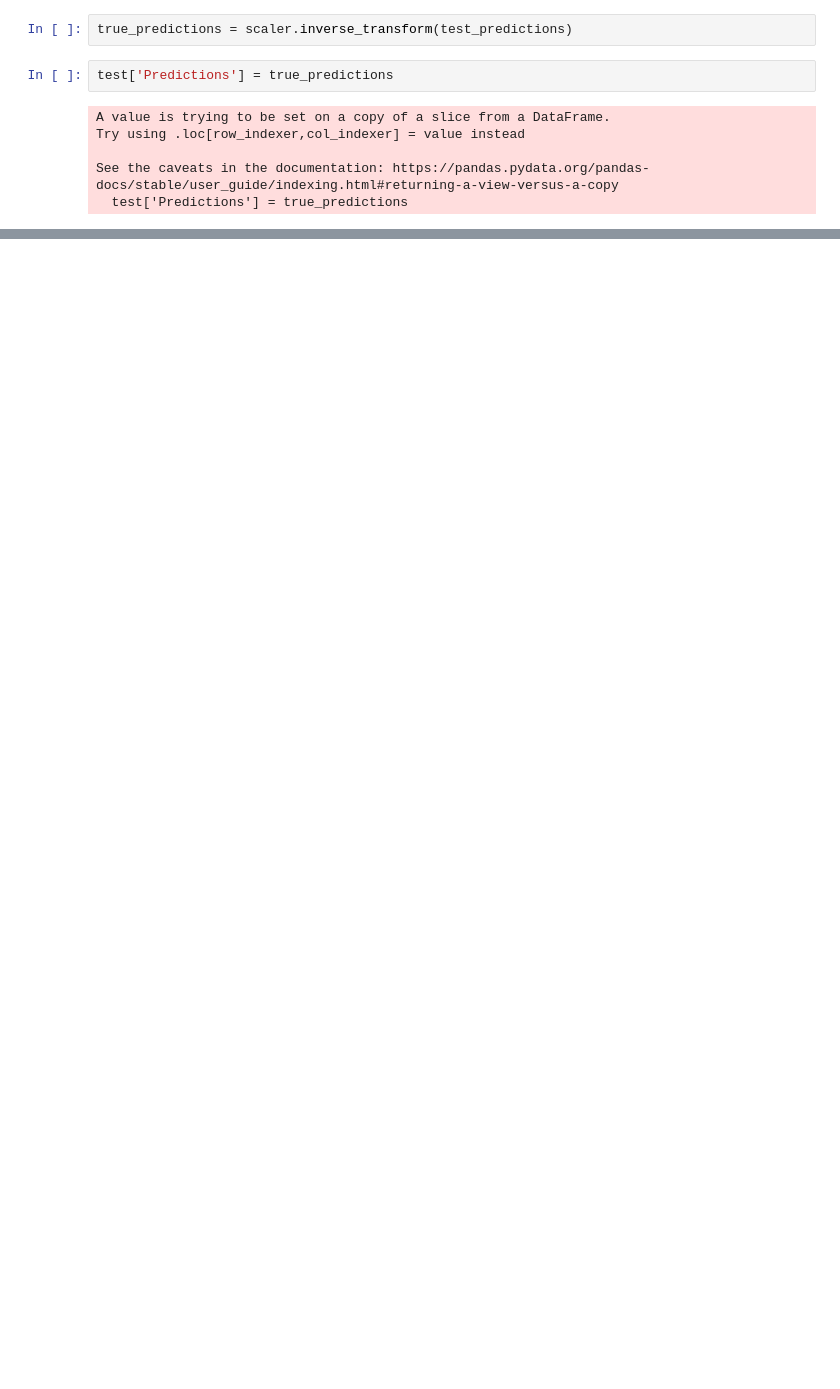
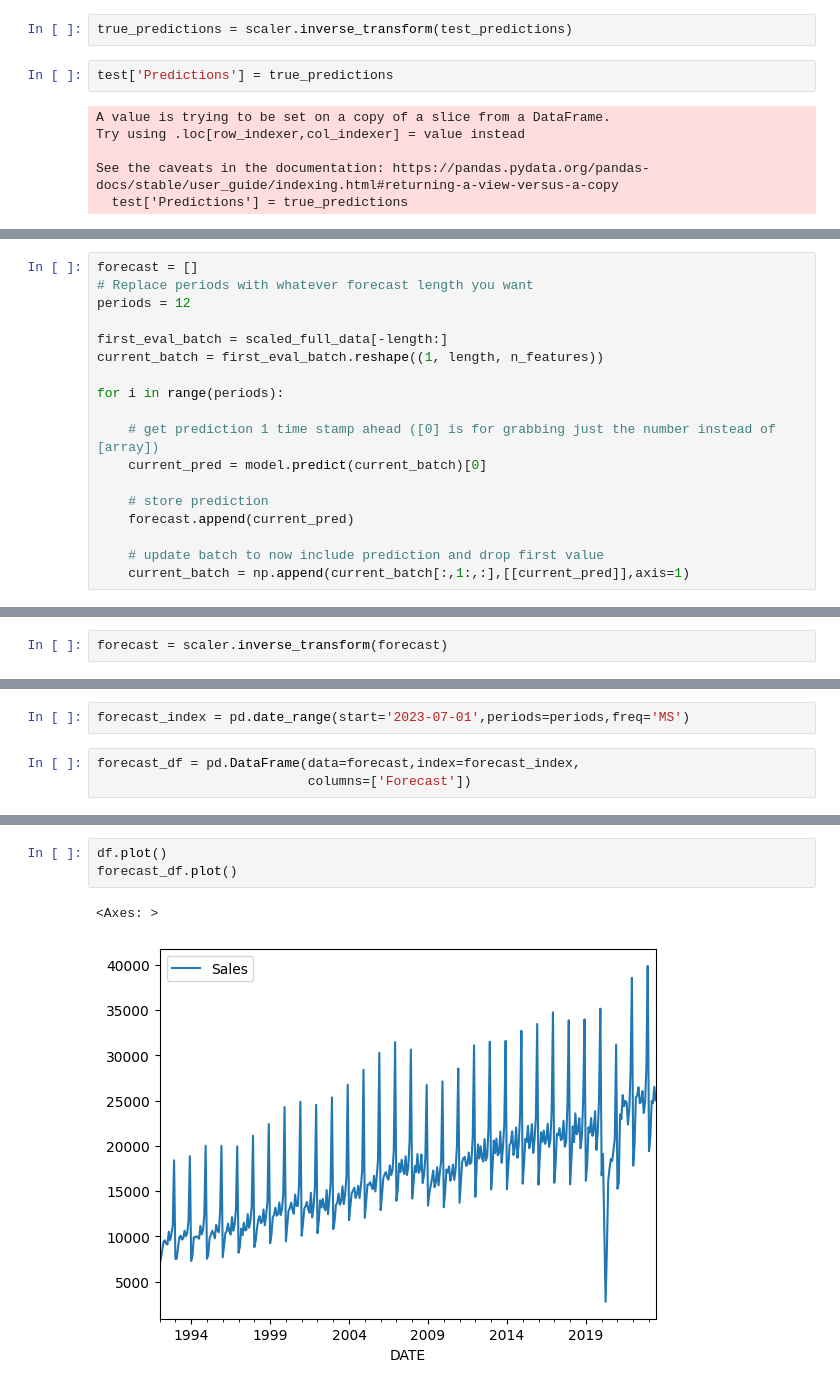
Before and after one commit to PrathamModi001/RNN, a Jupyter notebook: rnn_timeSeries.ipynb, the cells around one changed output, grey strips where cells are left out. Saved outputs shown, nothing was run; the diff lists cells and outputs as text; blank space fills up the shorter version.

```diff
--- a/rnn_timeSeries.ipynb
+++ b/rnn_timeSeries.ipynb
@@ -329,0 +376,18 @@ test.plot(figsize=(12,8));
+# %%
+forecast = []
+# Replace periods with whatever forecast length you want
+periods = 12
+
+first_eval_batch = scaled_full_data[-length:]
+current_batch = first_eval_batch.reshape((1, length, n_features))
+
+for i in range(periods):
+
+    # get prediction 1 time stamp ahead ([0] is for grabbing just the number instead of [array])
+    current_pred = model.predict(current_batch)[0]
+
+    # store prediction
+    forecast.append(current_pred)
+
+    # update batch to now include prediction and drop first value
+    current_batch = np.append(current_batch[:,1:,:],[[current_pred]],axis=1)
@@ -329,0 +407,2 @@ test.plot(figsize=(12,8));
+# %%
+forecast = scaler.inverse_transform(forecast)
@@ -329,0 +445,5 @@ test.plot(figsize=(12,8));
+# %%
+forecast_index = pd.date_range(start='2023-07-01',periods=periods,freq='MS')
+# %%
+forecast_df = pd.DataFrame(data=forecast,index=forecast_index,
+                           columns=['Forecast'])
@@ -329,0 +466,6 @@ test.plot(figsize=(12,8));
+# %%
+df.plot()
+forecast_df.plot()
+# %% [output]
+<Axes: >
+[figure, added]
```
Also changed, not shown: parts of 20 cells of this notebook.
